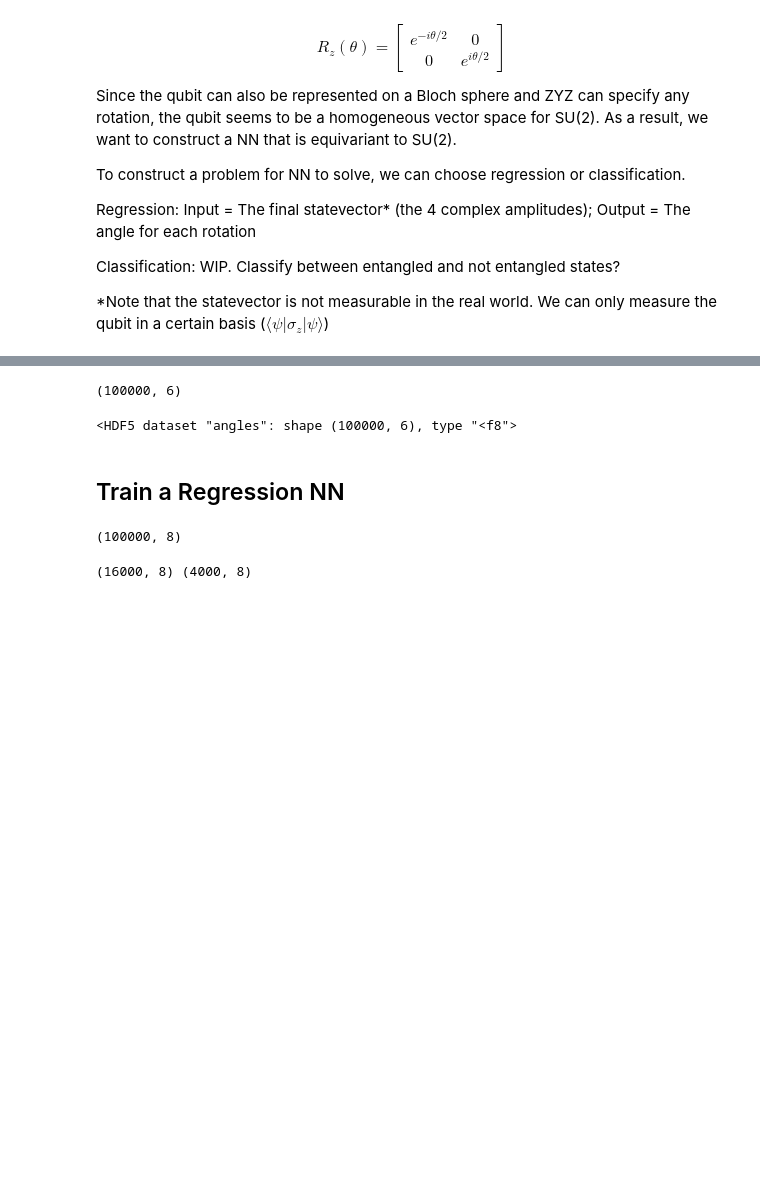
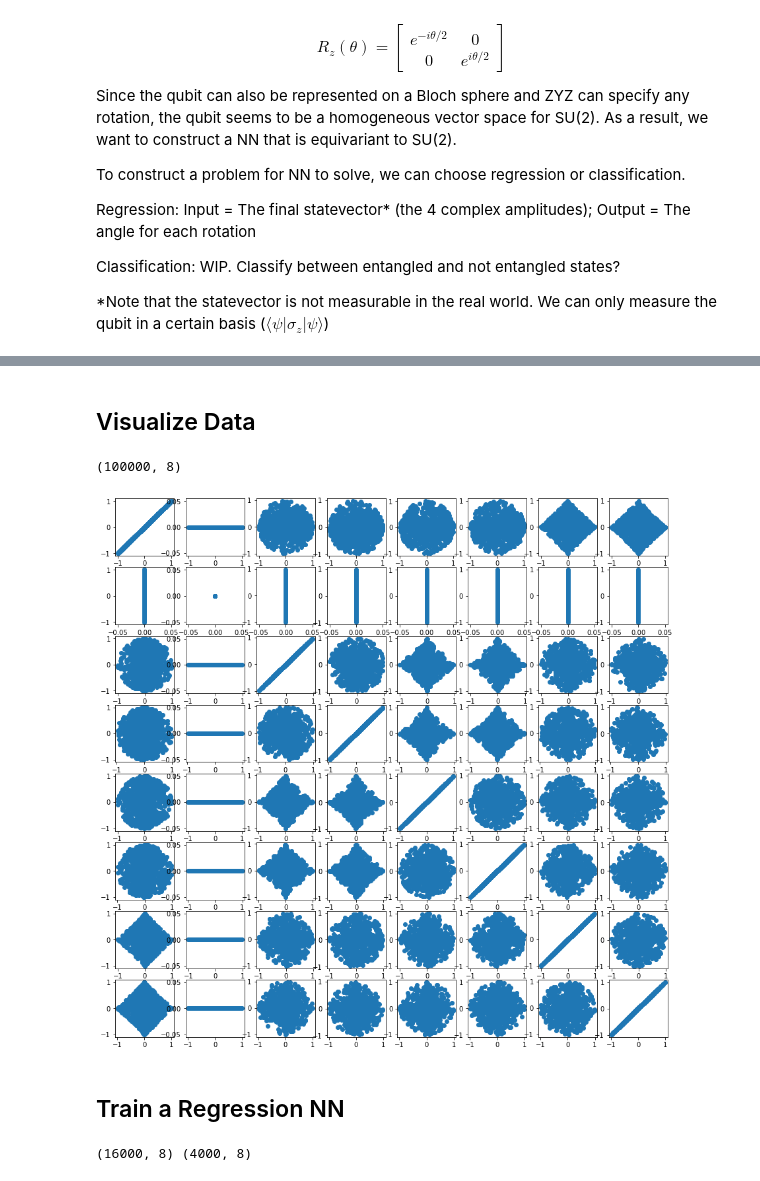
Before and after one commit to TDHTTTT/GCNN, a Jupyter notebook: WIP_toy_qubit.ipynb, the cells around one changed output, grey strips where cells are left out. Drawn from its saved outputs; the diff is of its cells as text; code cells hidden in the pictures; blank space fills up the shorter version.

Commit message:
separate data generation and training notebook

```diff
--- a/WIP_toy_qubit.ipynb
+++ b/WIP_toy_qubit.ipynb
@@ -122,5 +36,0 @@ print(angles.shape)
-# %%
-#qcs = np.apply_along_axis(parametric_qc, 1, angles)
-qcs = []
-for i in range(N):
-    qcs.append(parametric_qc(angles[i]))
@@ -147,5 +36,0 @@ def get_statevector(result):
-# %%
-X = []
-for i in range(N):
-     X.append(results[i].data.to_dict()["statevector"])
-print(len(X))
@@ -159,31 +37,35 @@ print(X.shape)
-# %%
-Y = angles
-print(Y.shape)
-# %% [output]
-(100000, 6)
-# %%
-import h5py
-h = h5py.File("toy_qubit_regression.hdf5","w")
-h.create_dataset('statevector', data=X)
-h.create_dataset('angles', data=Y)
-# %% [output]
-<HDF5 dataset "angles": shape (100000, 6), type "<f8">
+# %% [markdown]
+## Visualize Data
+# %%
+# Loading Dataset
+hf = h5py.File("WIP_toy_qubit_regression.hdf5", "r")
+hf.keys()
+X = np.array(hf.get("statevector"))
+Y = np.array(hf.get("angles"))
+# %%
+# split the complex number into separate real and imag part
+def splitc(l):
+    splited = []
+    for i in l:
+        splited.append(i.real)
+        splited.append(i.imag)
+    return splited
+X_splited = np.apply_along_axis(splitc, 1, X)
+print(X_splited.shape)
+# %% [output]
+(100000, 8)
+# %%
+fig, ax = plt.subplots(8,8, figsize=(15,15))
+for i in range(8):
+    for j in range(8):
+        ax[i,j].scatter(X_splited[:1000,i], X_splited[:1000,j])
+plt.show()
+# %% [output]
+[figure, added]
 # %% [markdown]
 ## Train a Regression NN
 # %%
 device = torch.device("cuda:0" if torch.cuda.is_available() else "cpu")
-# %%
-# split the complex number into separate real and imag part
-def splitc(l):
-    splited = []
-    for i in l:
-        splited.append(i.real)
-        splited.append(i.imag)
-    return splited
-X_splited = np.apply_along_axis(splitc, 1, X)
-print(X_splited.shape)
-# %% [output]
-(100000, 8)
 # %%
 from sklearn.model_selection import train_test_split
 
```
Also changed, not shown: parts of 23 cells of this notebook, 1 other file.
